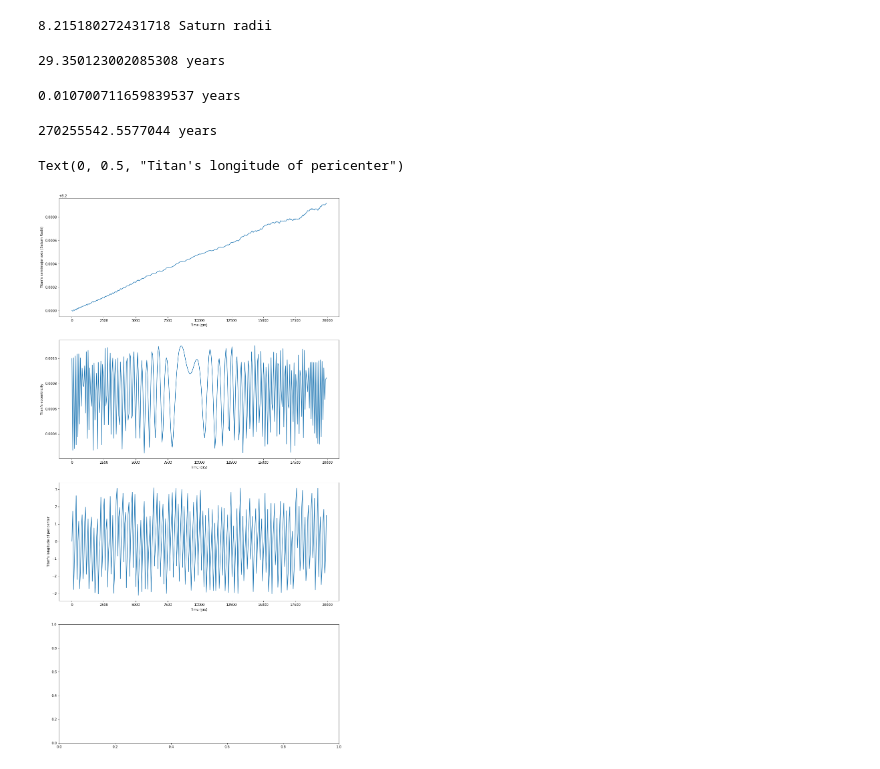
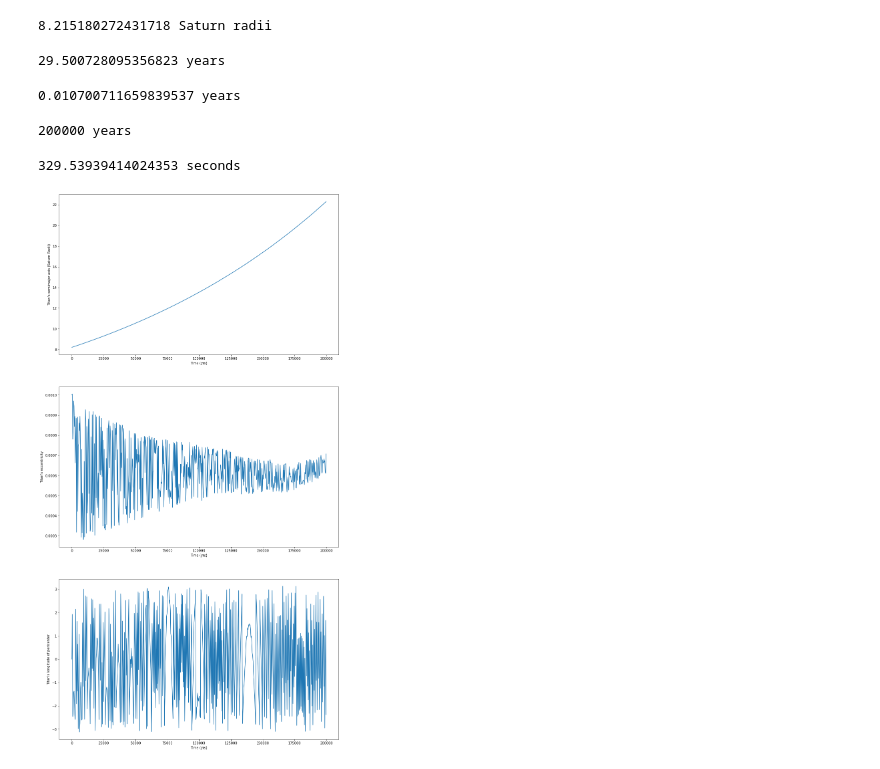
Before and after one commit to hdayuan/F21_JP_Titan-Sims, a Jupyter notebook: titanSims.ipynb, the cells around one changed output. Drawn from its saved outputs; the diff is of its cells as text; code cells hidden in the pictures.

```diff
--- a/titanSims.ipynb
+++ b/titanSims.ipynb
@@ -25,7 +25,7 @@ curr_aTitan = 0.008167696467 # modern-day semi-major axis of titan in AU
 mTitan = 0.0000000676319759 # mass of titan in solar masses
 eTitan = 0.001 # eccentricity of Titan's orbit ***** Modify as needed *****
 
-ini_aTitan = 8.2 * rSat  # starting semi-major axis of Titan
+ini_aTitan = 8.212 * rSat  # starting semi-major axis of Titan
 
 # Calculate the expected semi-major axis of Titan at which evection resonance should occur given i = e = 0
 
@@ -52,7 +52,7 @@ exp_prec_freq = (3/2)*mean_motion_year*j2Sat*(rSat**2)/(aTitan**2) # in radians
 exp_prec_T = 2*np.pi/exp_prec_freq # in years per revolution
 print(str(exp_prec_T) + " years")
 # %% [output]
-29.350123002085308 years
+29.500728095356823 years
 # %%
 # calculate period of Titan in years at evection resonance distance ** Check accuracy **
 mm = np.sqrt(G*mSat*mSun / ((exp_aRes*rSat*AU_TO_M)**3))  # in rad / sec
@@ -64,14 +64,18 @@ print(str(tauTitan)+" years")
 # Calculate timescale for exponential migration of Titan's semi-major axis
 
 ageSat = 4.503e9 # age of saturn in yrs
-timescale = ((exp_aRes*rSat/curr_aTitan)**3) * ageSat
+timescale = 200000  # 3 * ((exp_aRes*rSat/curr_aTitan)**3) * ageSat
 
 print(str(timescale) + " years")
 # %% [output]
-270255542.5577044 years
+200000 years
 # %%
-numSamples = 300
-totalSimTime = 20000
+import time
+
+start_time = time.time()
+
+numSamples = 600
+totalSimTime = 200000
 plotDT = totalSimTime/numSamples
 
 # Initialize rebound simulation
@@ -94,12 +98,17 @@ sim.add(m=1, a=aSat, e=eSat)
 
 rebx = reboundx.Extras(sim) # Initiate reboundx
 
-# Add the migration force
-mod_effect = rebx.load_force("exponential_migration")
-rebx.add_force(mod_effect)
-sim.particles[1].params["em_aini"] = ini_aTitan  # parameter 1: Titan's initial semimajor axis
-sim.particles[1].params["em_afin"] = curr_aTitan  # parameter 2: Titan's final semimajor axis
-sim.particles[1].params["em_tau_a"] = timescale  # parameter 3: the migration e-folding time
+# Add migration force for Titan's outward migration (a = a0e^(t/tau)
+mof = rebx.load_force("modify_orbits_forces")
+rebx.add_force(mof)
+sim.particles[1].params["tau_a"] = timescale
+
+# Add the exponential migration force
+#mod_effect = rebx.load_force("exponential_migration")
+#rebx.add_force(mod_effect)
+#sim.particles[1].params["em_aini"] = ini_aTitan  # parameter 1: Titan's initial semimajor axis
+#sim.particles[1].params["em_afin"] = curr_aTitan  # parameter 2: Titan's final semimajor axis
+#sim.particles[1].params["em_tau_a"] = timescale  # parameter 3: the migration e-folding time
 
 # add Saturn's J2
 gh = rebx.load_force("gravitational_harmonics")
@@ -122,38 +131,40 @@ sim.move_to_hel()
 # check if Titan collided with Saturn
 # check if Titan passed Roche limit
 
-fig, axs = plt.subplots(4)
+fig, axs = plt.subplots(3)
 
 fig.set_size_inches(15, 30)
 
 axs[0].plot(time_array,a_array)
 axs[0].set_xlabel('Time (yrs)')
 axs[0].set_ylabel('Titan\'s semimajor axis (Saturn Radii)')
 
 axs[1].plot(time_array,e_array)
 axs[1].set_xlabel('Time (yrs)')
 axs[1].set_ylabel('Titan\'s eccentricity')
 
 axs[2].plot(time_array,pomega_array)
 axs[2].set_xlabel('Time (yrs)')
 axs[2].set_ylabel('Titan\'s longitude of pericenter')
+
+print(str(time.time() - start_time) + " seconds")
 
 
 # exp_pomega = [0] * numSamples
 # for i in range(numSamples):
 #     exp_pomega[i] = exp_prec_freq * time_array[i] + pomega_array[0]
 
 # axs[3].plot(time_array, exp_pomega)
 # axs[3].set_xlabel('Time (yrs)')
 # axs[3].set_ylabel('Titan\'s expected longitude of pericenter')
 
 # fig = rebound.OrbitPlot(sim, unitlabel="[AU]", color=False, periastron=True)
 
 # ax = plt.subplot(111)
 # ax.set_xlim([-.05,.05])
 # ax.set_ylim([-.05,.05])
 
 # plt.show()
 # %% [output]
-Text(0, 0.5, "Titan's longitude of pericenter")
+329.53939414024353 seconds
-[figure, old version]
+[figure, new version]
```
Also changed, not shown: 1 other file.
